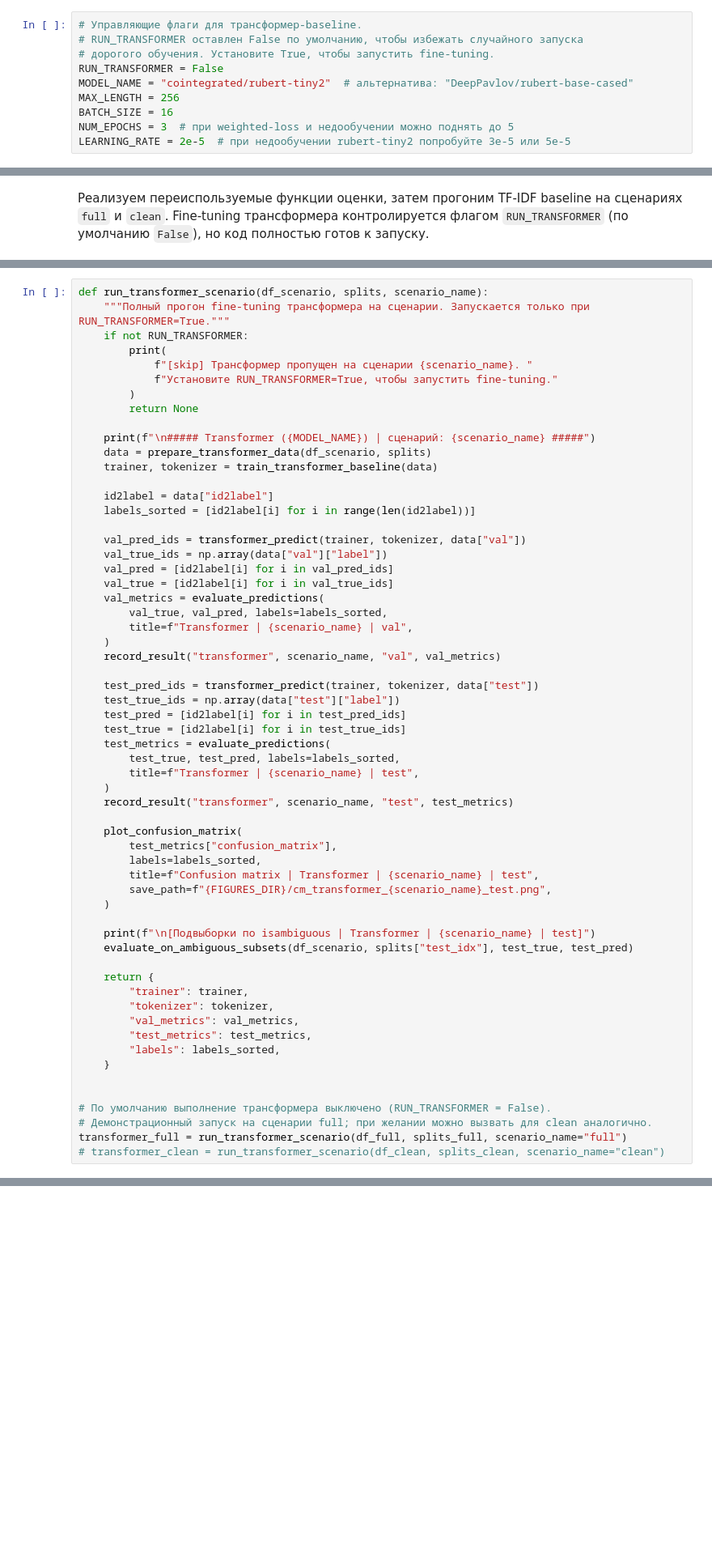
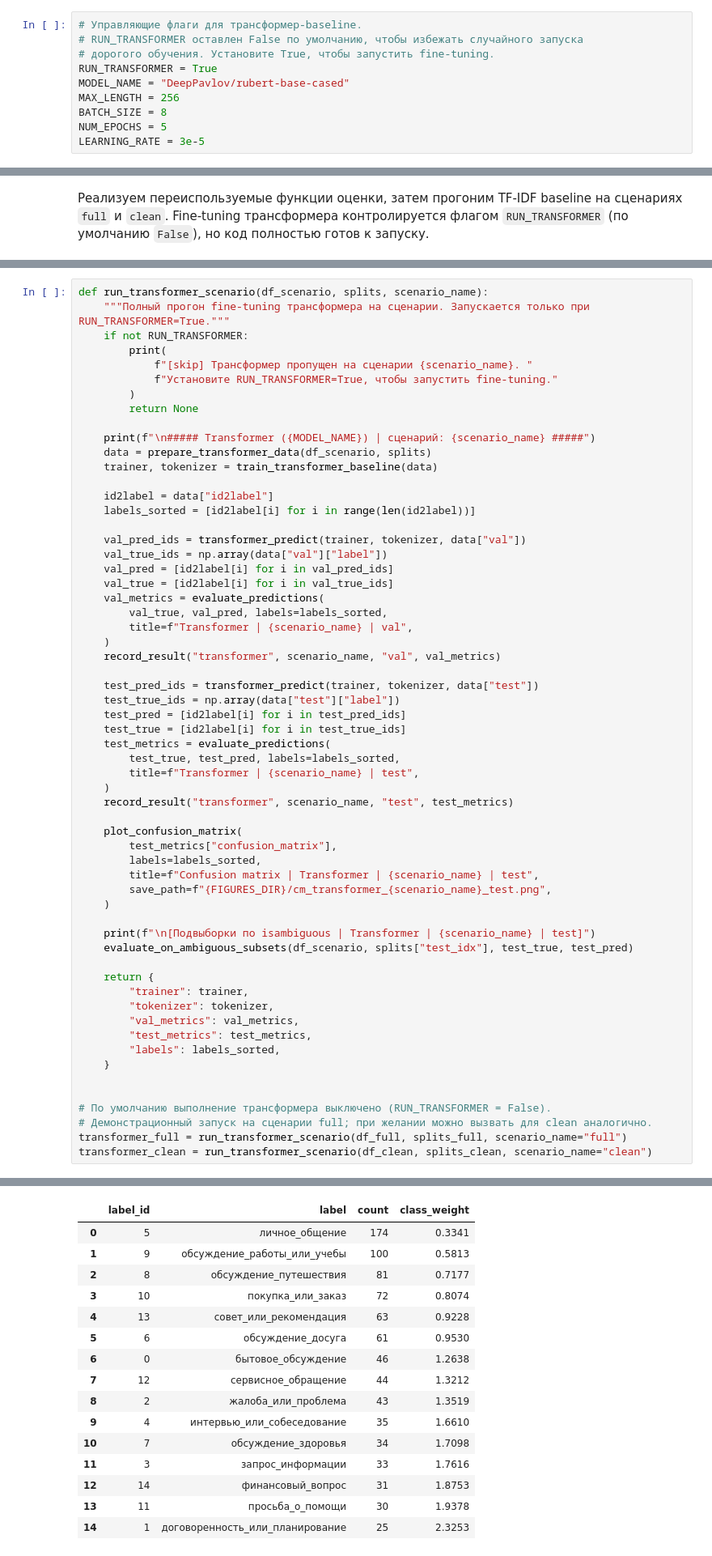
Before and after one commit to 0z0nize/russian-dialogue-intent-thesis, a Jupyter notebook: notebooks/04_baseline_modeling.ipynb, the cells around one changed output, grey strips where cells are left out. Shown at 81% size. Saved outputs shown, nothing was run; the diff lists cells and outputs as text; blank space fills up the shorter version.

```diff
--- a/notebooks/04_baseline_modeling.ipynb
+++ b/notebooks/04_baseline_modeling.ipynb
@@ -250,12 +300,12 @@ def train_linear_baseline(
 # Управляющие флаги для трансформер-baseline.
 # RUN_TRANSFORMER оставлен False по умолчанию, чтобы избежать случайного запуска
 # дорогого обучения. Установите True, чтобы запустить fine-tuning.
-RUN_TRANSFORMER = False
-MODEL_NAME = "cointegrated/rubert-tiny2"  # альтернатива: "DeepPavlov/rubert-base-cased"
+RUN_TRANSFORMER = True
+MODEL_NAME = "DeepPavlov/rubert-base-cased"
 MAX_LENGTH = 256
-BATCH_SIZE = 16
-NUM_EPOCHS = 3  # при weighted-loss и недообучении можно поднять до 5
-LEARNING_RATE = 2e-5  # при недообучении rubert-tiny2 попробуйте 3e-5 или 5e-5
+BATCH_SIZE = 8
+NUM_EPOCHS = 5
+LEARNING_RATE = 3e-5
 # %%
 def prepare_transformer_data(df_scenario, splits, label_col="primaryintent", text_col="dialogue"):
     """Готовит HuggingFace Dataset'ы для train/val/test и возвращает mapping label2id/id2label."""
@@ -789,4 +879,5 @@ def run_transformer_scenario(df_scenario, splits, scenario_name):
 # По умолчанию выполнение трансформера выключено (RUN_TRANSFORMER = False).
 # Демонстрационный запуск на сценарии full; при желании можно вызвать для clean аналогично.
 transformer_full = run_transformer_scenario(df_full, splits_full, scenario_name="full")
-# transformer_clean = run_transformer_scenario(df_clean, splits_clean, scenario_name="clean")
+transformer_clean = run_transformer_scenario(df_clean, splits_clean, scenario_name="clean")
+# %% [output]
@@ -792,0 +911,16 @@ transformer_full = run_transformer_scenario(df_full, splits_full, scenario_name=
+|  | label_id | label | count | class_weight |
+| 0 | 5 | личное_общение | 174 | 0.3341 |
+| 1 | 9 | обсуждение_работы_или_учебы | 100 | 0.5813 |
+| 2 | 8 | обсуждение_путешествия | 81 | 0.7177 |
+| 3 | 10 | покупка_или_заказ | 72 | 0.8074 |
+| 4 | 13 | совет_или_рекомендация | 63 | 0.9228 |
+| 5 | 6 | обсуждение_досуга | 61 | 0.9530 |
+| 6 | 0 | бытовое_обсуждение | 46 | 1.2638 |
+| 7 | 12 | сервисное_обращение | 44 | 1.3212 |
+| 8 | 2 | жалоба_или_проблема | 43 | 1.3519 |
+| 9 | 4 | интервью_или_собеседование | 35 | 1.6610 |
+| 10 | 7 | обсуждение_здоровья | 34 | 1.7098 |
+| 11 | 3 | запрос_информации | 33 | 1.7616 |
+| 12 | 14 | финансовый_вопрос | 31 | 1.8753 |
+| 13 | 11 | просьба_о_помощи | 30 | 1.9378 |
+| 14 | 1 | договоренность_или_планирование | 25 | 2.3253 |
```
Also changed, not shown: parts of 10 cells of this notebook, 2 other files.
